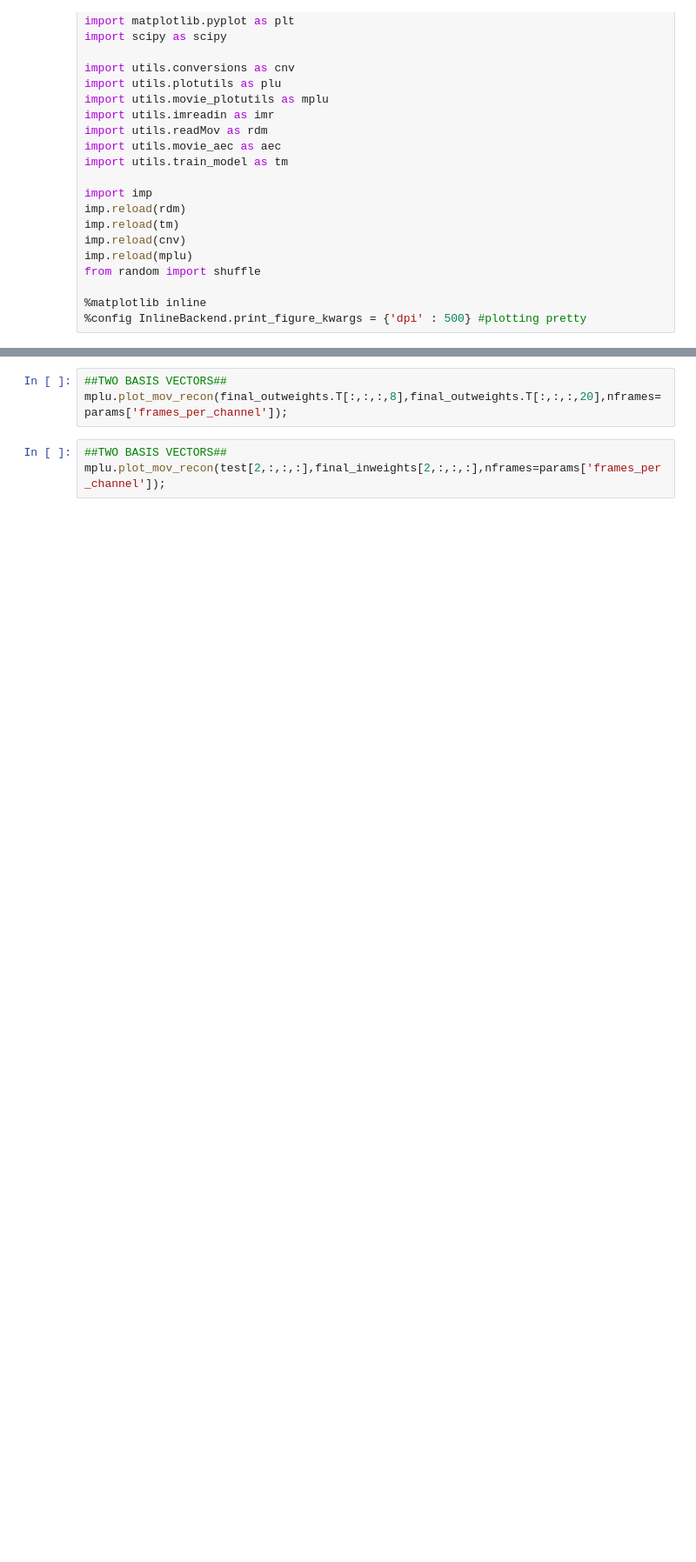
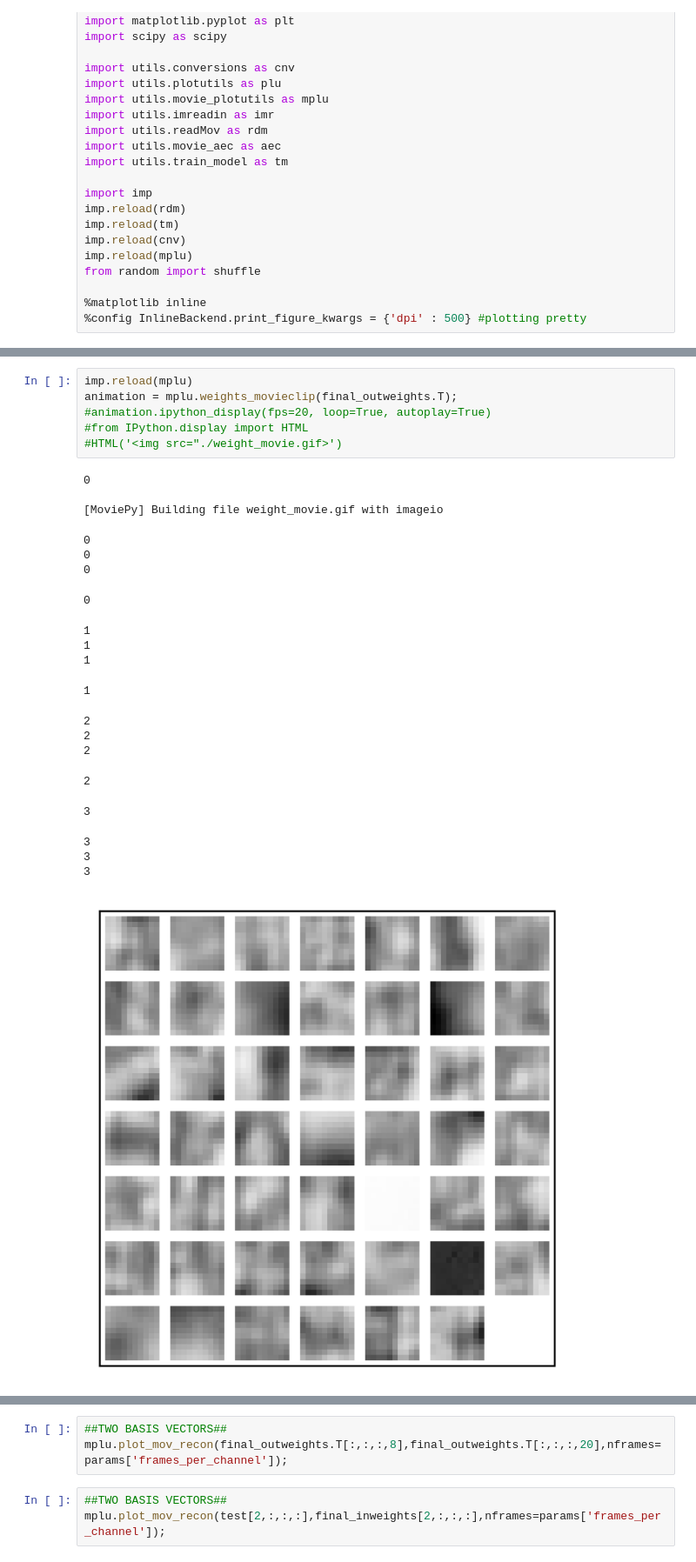
Before and after one commit to vdutell/NatVisAutoEncode, a Jupyter notebook: Movie Convolutional Autoencoder.ipynb, the cells around one changed output, grey strips where cells are left out. Shown at 87% size. Drawn from its saved outputs; the diff is of its cells as text; blank space fills up the shorter version.

```diff
--- a/Movie Convolutional Autoencoder.ipynb
+++ b/Movie Convolutional Autoencoder.ipynb
@@ -196,0 +205,27 @@ mplu.plot_temporal_weights(final_inweights);
+# %%
+imp.reload(mplu)
+animation = mplu.weights_movieclip(final_outweights.T);
+#animation.ipython_display(fps=20, loop=True, autoplay=True)
+#from IPython.display import HTML
+#HTML('<img src="./weight_movie.gif>')
+# %% [output]
+0
+
+[MoviePy] Building file weight_movie.gif with imageio
+0
+0
+0
+0
+1
+1
+1
+1
+2
+2
+2
+2
+3
+3
+3
+3
+[figure, added]
```
Also changed, not shown: parts of 13 cells of this notebook, 7 other files.
